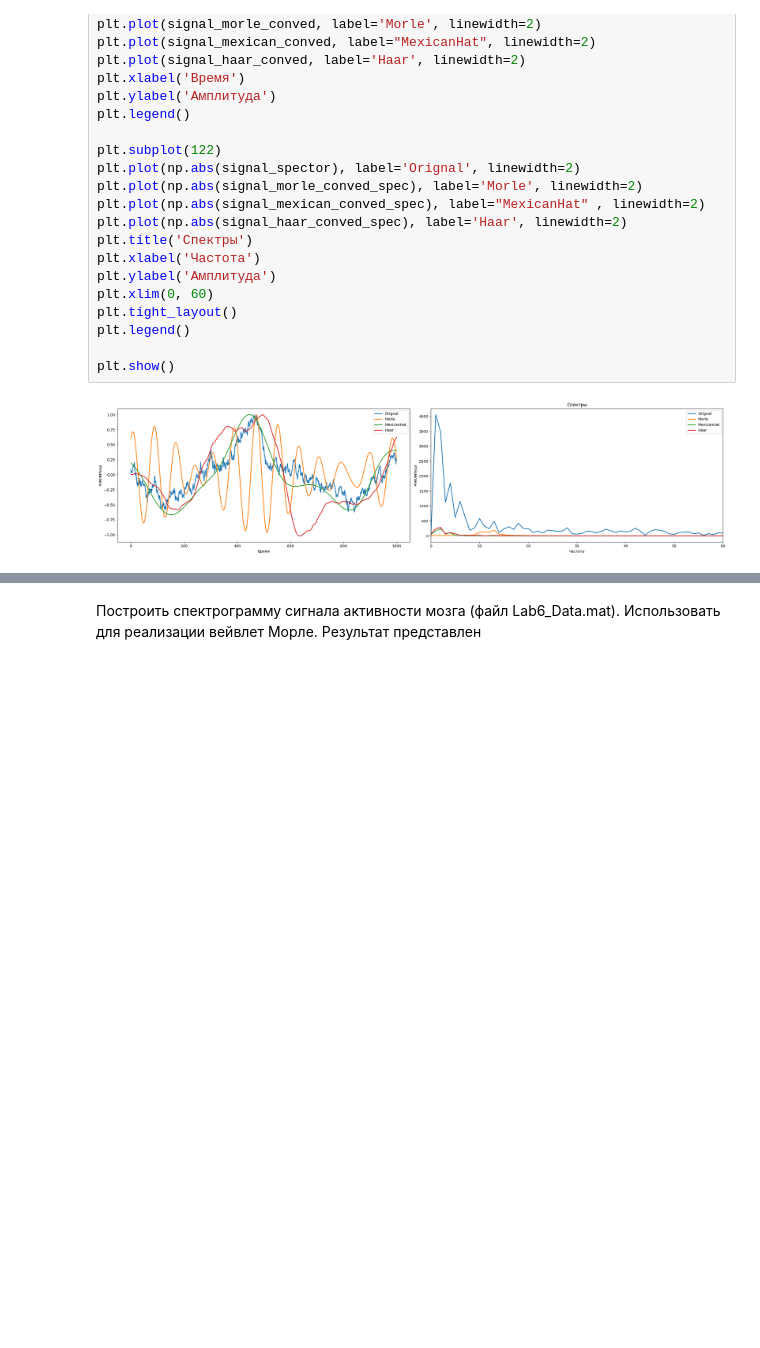
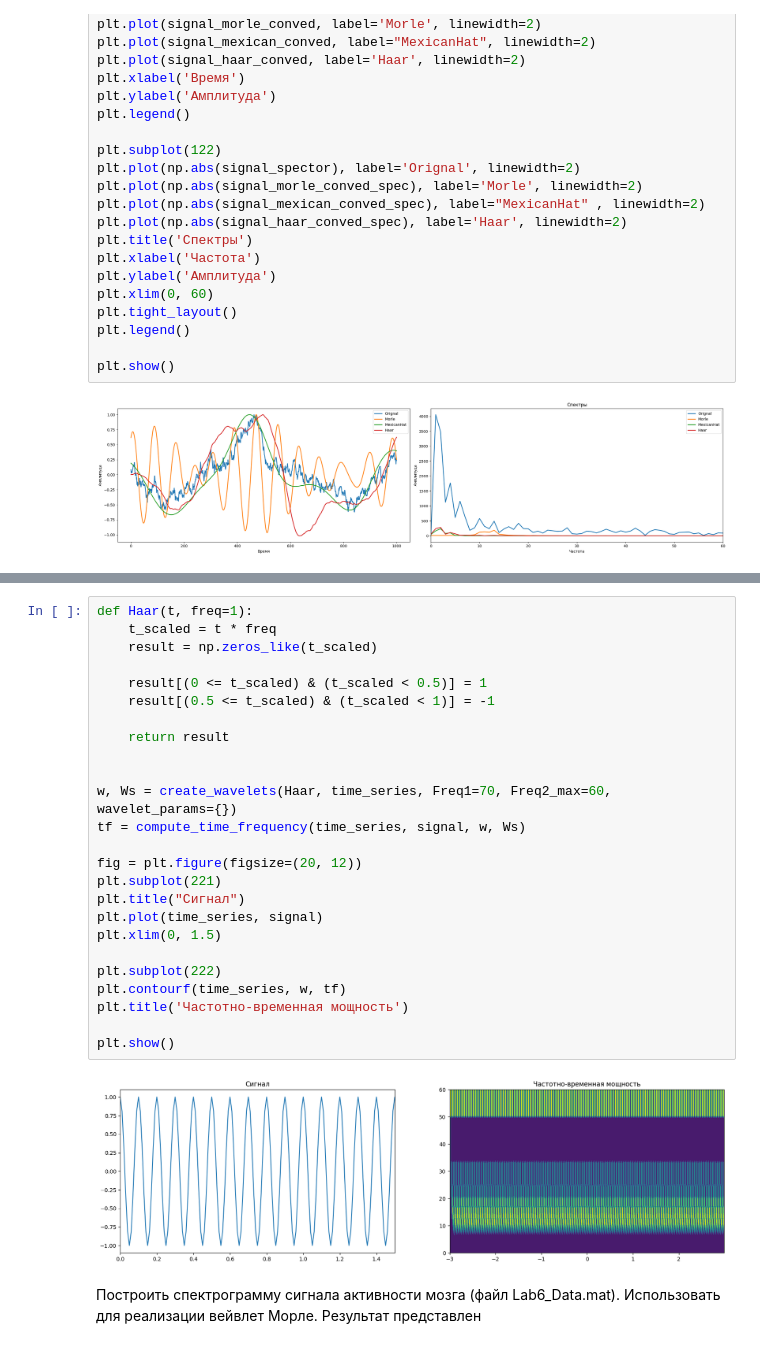
Before and after one commit to EmelyanovAlexey/digital_signal, a Jupyter notebook: lab_6.ipynb, the cells around one changed output, grey strips where cells are left out. Saved outputs shown, nothing was run; the diff lists cells and outputs as text; blank space fills up the shorter version.

```diff
--- a/lab_6.ipynb
+++ b/lab_6.ipynb
@@ -259,3 +308,30 @@ plt.show()
+# %%
+def Haar(t, freq=1):
+    t_scaled = t * freq
+    result = np.zeros_like(t_scaled)
+
+    result[(0 <= t_scaled) & (t_scaled < 0.5)] = 1
+    result[(0.5 <= t_scaled) & (t_scaled < 1)] = -1
+
+    return result
+
+
+w, Ws = create_wavelets(Haar, time_series, Freq1=70, Freq2_max=60, wavelet_params={})
+tf = compute_time_frequency(time_series, signal, w, Ws)
+
+fig = plt.figure(figsize=(20, 12))
+plt.subplot(221)
+plt.title("Cигнал")
+plt.plot(time_series, signal)
+plt.xlim(0, 1.5)
+
+plt.subplot(222)
+plt.contourf(time_series, w, tf)
+plt.title('Частотно-временная мощность')
+
+plt.show()
+# %% [output]
+[figure, added]
 # %% [markdown]
 Построить спектрограмму сигнала активности мозга (файл Lab6_Data.mat).
 Использовать для реализации вейвлет Морле. Результат представлен
```
Also changed, not shown: parts of 4 cells of this notebook, 1 other file.
